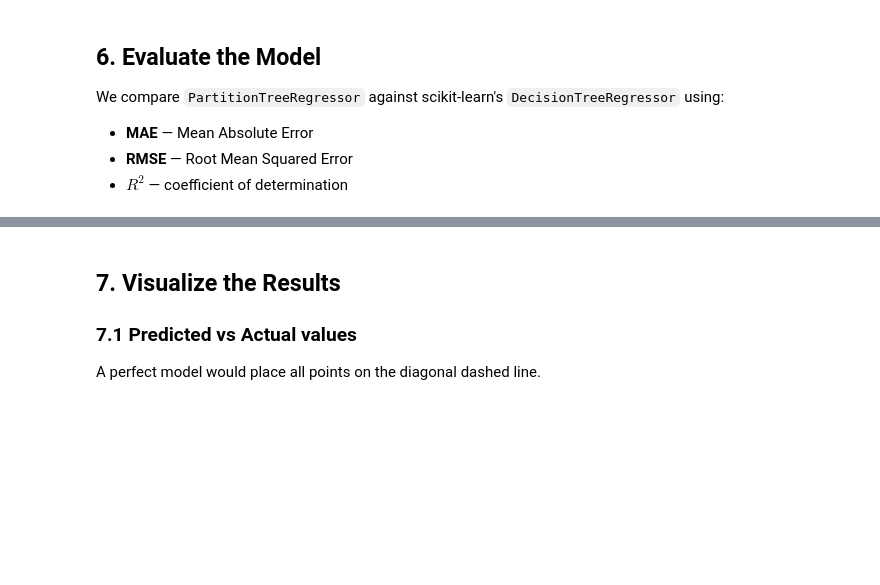
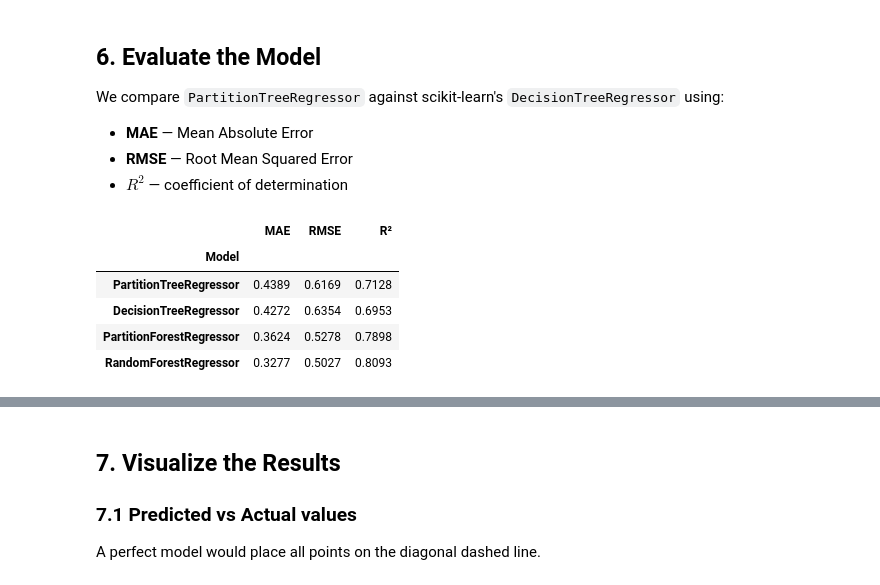
Before and after one commit to felipeangelimvieira/partition_tree, a Jupyter notebook: partition_tree/notebooks/partition_tree_regressor.ipynb, the cells around one changed output, grey strips where cells are left out. Saved outputs shown, nothing was run; the diff lists cells and outputs as text; code cells hidden in the pictures; blank space fills up the shorter version.

```diff
--- a/partition_tree/notebooks/partition_tree_regressor.ipynb
+++ b/partition_tree/notebooks/partition_tree_regressor.ipynb
@@ -129,6 +155,27 @@ We compare `PartitionTreeRegressor` against scikit-learn's `DecisionTreeRegresso
 - **MAE** — Mean Absolute Error
 - **RMSE** — Root Mean Squared Error
 - **$R^2$** — coefficient of determination
+# %%
+def regression_metrics(y_true, y_pred, label):
+    mae  = mean_absolute_error(y_true, y_pred)
+    rmse = np.sqrt(mean_squared_error(y_true, y_pred))
+    r2   = r2_score(y_true, y_pred)
+    return {"Model": label, "MAE": round(mae, 4), "RMSE": round(rmse, 4), "R²": round(r2, 4)}
+
+metrics = pd.DataFrame([
+    regression_metrics(y_test, y_pred_pt, "PartitionTreeRegressor"),
+    regression_metrics(y_test, y_pred_dt, "DecisionTreeRegressor"),
+    regression_metrics(y_test, y_pred_pf, "PartitionForestRegressor"),
+    regression_metrics(y_test, y_pred_rf, "RandomForestRegressor"),
+])
+metrics.set_index("Model")
+# %% [output]
+|  | MAE | RMSE | R² |
+| Model |  |  |  |
+| PartitionTreeRegressor | 0.4389 | 0.6169 | 0.7128 |
+| DecisionTreeRegressor | 0.4272 | 0.6354 | 0.6953 |
+| PartitionForestRegressor | 0.3624 | 0.5278 | 0.7898 |
+| RandomForestRegressor | 0.3277 | 0.5027 | 0.8093 |
 # %%
 def regression_metrics(y_true, y_pred, label):
     mae  = mean_absolute_error(y_true, y_pred)
```
Also changed, not shown: parts of 8 cells of this notebook, 17 other files.
